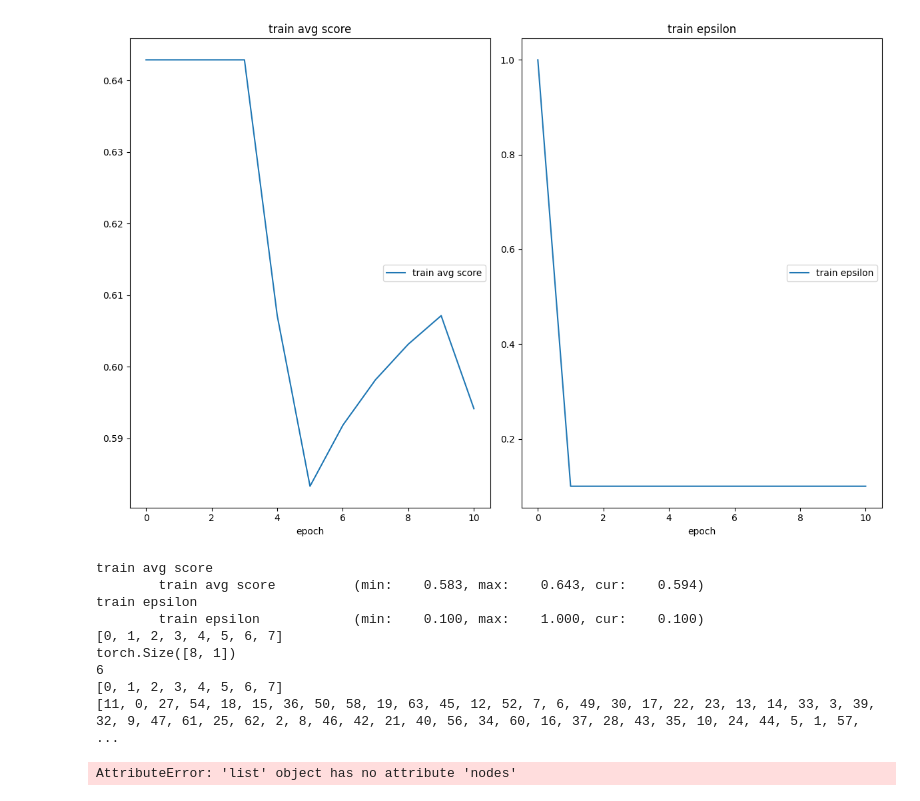
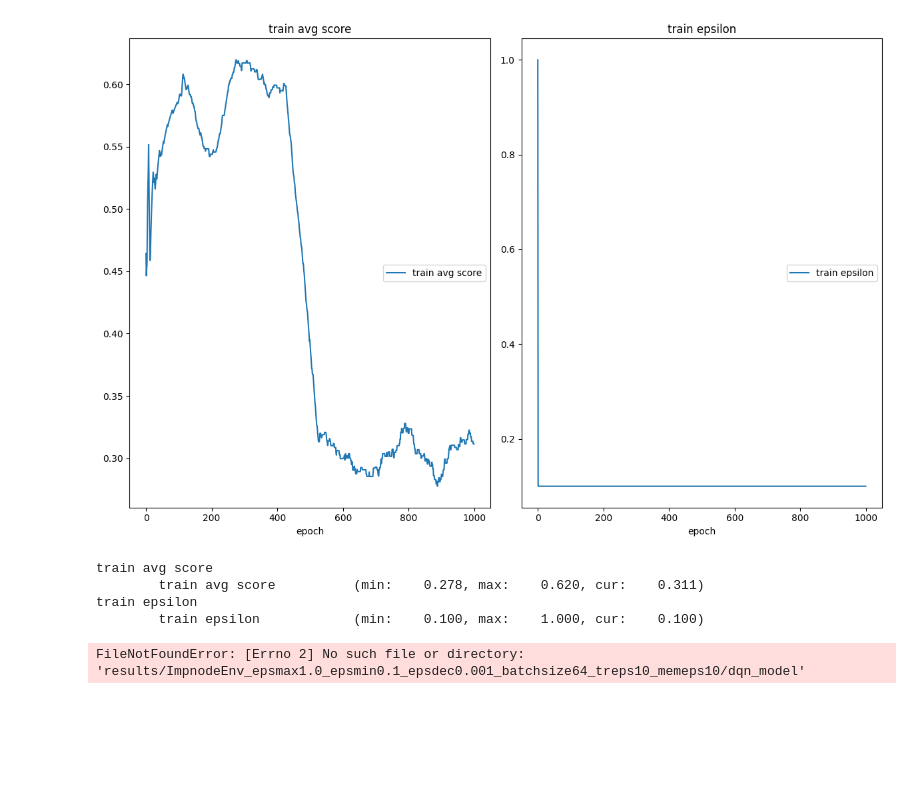
Before and after one commit to rituja-pardhi/ImpNode, a Jupyter notebook: DQN_trial/run_dqn.ipynb, the cells around one changed output. Saved outputs shown, nothing was run; the diff lists cells and outputs as text; code cells hidden in the pictures; blank space fills up the shorter version.

```diff
--- a/DQN_trial/run_dqn.ipynb
+++ b/DQN_trial/run_dqn.ipynb
@@ -54,8 +33,7 @@ def fill_memory(env, agent):
         state, info = env.reset()
 
         while not done:
-            print(env.update_mask())
-            action = env.action_space.sample(mask=env.update_mask()) # samples random action
+            action = env.action_space.sample(mask=info['node_action_mask']) # samples random action
             next_state, reward, done, truncated, info = env.step(action)
             agent.memory.store(state=state, action=action, next_state=next_state, reward=reward, done=done)
 # %%
@@ -131,44 +97,38 @@ def train_loop(env, agent, display_screen, results_basepath):
     with open('{}/train_epsilon_history.pkl'.format(results_basepath), 'wb') as f:
         pickle.dump(epsilon_history, f)
 # %%
-## variables for training the agent
+# variables for training the agent
 
-ENV_NAME_TRAIN = 'ImpnodeEnv'#'MountainCar-v0' ## tested on: CartPole-v0, MountainCar-v0, LunarLander-v2
-RENDER_TRAIN = False ## whether to render the interaction while training
+NUM_TRAIN_EPS = 1000 #1000 number training episodes to run
+NUM_MEM_FILL_EPS = 100 #10 number of episodes to run to initialize the memory
 
-NUM_TRAIN_EPS = 1000 #1000 ## number training episodes to run
-NUM_MEM_FILL_EPS = 10 #10 ## number of episodes to run to initialize the memory
+DISCOUNT = 0.90 # gamma used for computing return
 
-DISCOUNT = 0.99 ## gamma used for computing return
-BATCHSIZE = 64 ## number of transitions to sample from replay buffer for each learn step
-MEMORY_CAPACITY = 64 ## size of the memory buffer
-UPDATE_FREQUENCY = 10 ## number of interactions after which the target buffer is updated
+BATCHSIZE = 64 # number of transitions to sample from replay buffer for each learn step
+MEMORY_CAPACITY = 500 # size of the memory buffer
+UPDATE_FREQUENCY = 10 # number of interactions after which the target buffer is updated
 
-EPS_MAX = 1.0 ## initial epsilon value
-EPS_MIN = 0.1 ## final epsilon value
-EPS_DECAY = 0.001 ## amount by which epsilon is decayed at each episode
+EPS_MAX = 1.0 # initial epsilon value
+EPS_MIN = 0.1 # final epsilon value
+EPS_DECAY = 0.001 # amount by which epsilon is decayed at each episode
 
-LR = 0.01 ## learning rate for the network
+LR = 0.001 # learning rate for the network
 
-TRAIN_SEED = 12321
+TRAIN_SEED = 14541
 # %%
 # create folder for storing the model and other files
-results_basepath_train = "results/{}_epsmax{}_epsmin{}_epsdec{}_batchsize{}_treps{}_memeps{}".format(
-                                                                                                ENV_NAME_TRAIN,
+results_basepath_train = "results/epsmax{}_epsmin{}_epsdec{}_batchsize{}_treps{}_memeps{}_memcap{}".format(
                                                                                                 EPS_MAX,
                                                                                                 EPS_MIN,
                                                                                                 EPS_DECAY,
                                                                                                 BATCHSIZE,
                                                                                                 NUM_TRAIN_EPS,
-                                                                                                NUM_MEM_FILL_EPS)
+                                                                                                NUM_MEM_FILL_EPS,
+                                                                                                MEMORY_CAPACITY)
 os.makedirs(results_basepath_train, exist_ok=True)
 
-# create environment and set associated seeds
-#env_train = gym.make(ENV_NAME_TRAIN)
-#set_seeds(env_train, TRAIN_SEED)
-
 seed = 5548
-env_train = ImpnodeEnv(8, 2, 3, seed)
+env_train = ImpnodeEnv(ba_nodes = 8,ba_edges = 2,max_removed_nodes = 3, seed=seed, render_option=False)
 # %%
 # create the dqn_agent
 dqn_agent_train = DQN_agent.DQNAgent(device,
@@ -188,21 +145,15 @@ display_screen_train = get_display_screen(env_train, RENDER_TRAIN)
 # %%
 # initialise the memory
 fill_memory(env_train, dqn_agent_train)
 
 # train the agent
-train_loop(env_train, dqn_agent_train, display_screen_train, results_basepath_train)
+train_loop(env_train, dqn_agent_train, results_basepath_train)
 # %% [output]
-[figure, old version]
+[figure, new version]
 train avg score
-        train avg score          (min:    0.583, max:    0.643, cur:    0.594)
+        train avg score          (min:    0.278, max:    0.620, cur:    0.311)
 train epsilon
         train epsilon            (min:    0.100, max:    1.000, cur:    0.100)
-[0, 1, 2, 3, 4, 5, 6, 7]
-torch.Size([8, 1])
-6
-[0, 1, 2, 3, 4, 5, 6, 7]
-[11, 0, 27, 54, 18, 15, 36, 50, 58, 19, 63, 45, 12, 52, 7, 6, 49, 30, 17, 22, 23, 13, 14, 33, 3, 39, 32, 9, 47, 61, 25, 62, 2, 8, 46, 42, 21, 40, 56, 34, 60, 16, 37, 28, 43, 35, 10, 24, 44, 5, 1, 57,  ...
-AttributeError: 'list' object has no attribute 'nodes'
 # %%
 # tests the agent through interactions with the environment and plots the associated rewards in real-time
 
@@ -264,10 +198,8 @@ TEST_SEED = 456
 # %%
-# create test environment and set associated seeds
-#env_test = gym.make(ENV_NAME_TEST)
-#set_seeds(env_test, TEST_SEED)
+# create test environment and set associated seed
 
 seed = 5542
-env_test = ImpnodeEnv(8, 2, 3, seed)
+env_test = ImpnodeEnv(ba_nodes = 8,ba_edges = 2,max_removed_nodes = 3, seed=seed, render_option=False)
 
 # create the dqn agent with the stored weights
 dqn_agent_test = DQN_agent.DQNAgent(device=device,
@@ -280,8 +212,7 @@ dqn_agent_test = DQN_agent.DQNAgent(device=device,
                           memory_capacity=0,
                           train_mode=False)
 dqn_agent_test.load_model('{}/dqn_model'.format(RESULTS_BASEPATH_TEST))
-
-# get screen to display on based on whether rendering is required
-display_screen_test = get_display_screen(env_test, RENDER_TEST)
+# %% [output]
+FileNotFoundError: [Errno 2] No such file or directory: 'results/ImpnodeEnv_epsmax1.0_epsmin0.1_epsdec0.001_batchsize64_treps10_memeps10/dqn_model'
 # %%
 # test the agent
```
Also changed, not shown: parts of 13 cells of this notebook, 5 other files.
